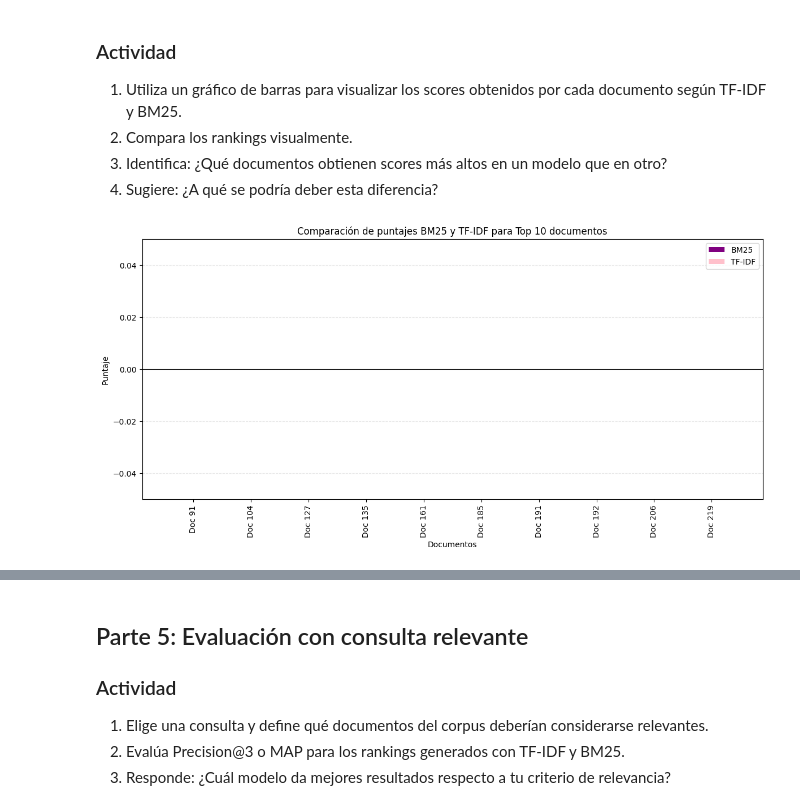
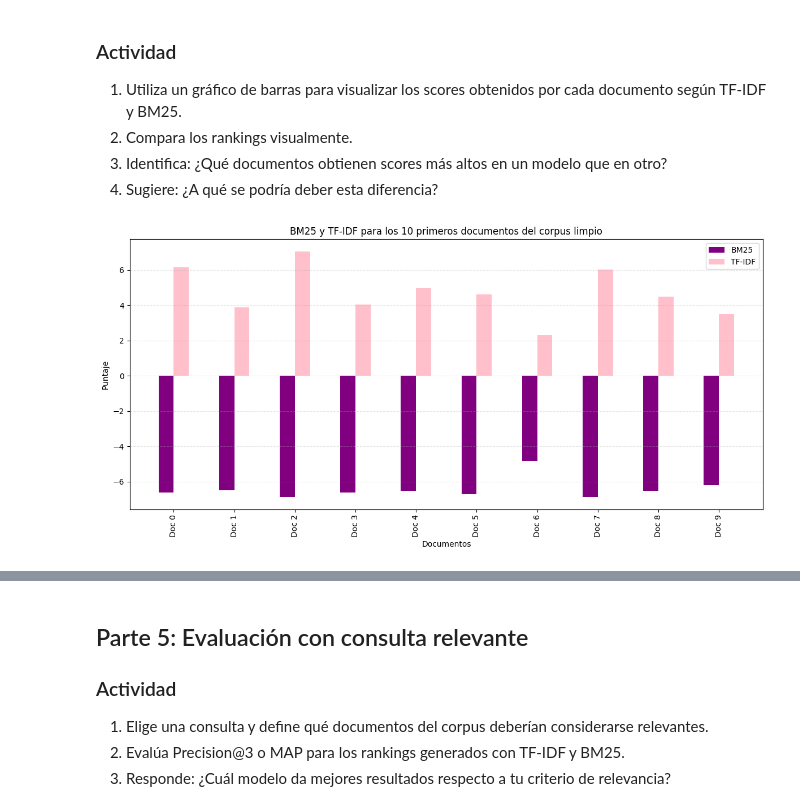
Before and after one commit to EliSilva1315/ir25a-main, a Jupyter notebook: notebooks/04bm25.ipynb, the cells around one changed output, grey strips where cells are left out. Saved outputs shown, nothing was run; the diff lists cells and outputs as text; code cells hidden in the pictures.

```diff
--- a/notebooks/04bm25.ipynb
+++ b/notebooks/04bm25.ipynb
@@ -430,51 +430,34 @@ df_scores
 # %%
 import matplotlib.pyplot as plt
 import numpy as np
 
-# Usamos el DataFrame original df_scores que tú tienes
-df_top10 = df_scores.nlargest(10, 'BM25').copy()  # Top 10 documentos por BM25
-# Aseguramos que los puntajes TF-IDF sean positivos para la visualización
-df_top10['TF-IDF'] = df_top10['TF-IDF'].clip(lower=0)  # Aseguramos que TF-IDF sea >= 0
-# Aseguramos que los puntajes BM25 puedan ser negativos
-df_top10['BM25'] = df_top10['BM25'].clip(lower=-1)  # Aseguramos que BM25 sea >= -1 para visualización
-
-# Crear etiquetas para el eje X: solo índices de documento
+# Seleccionar los 10 primeros documentos del corpus limpio
+df_top10 = df_scores.iloc[:10].copy()
 df_top10['Etiqueta'] = [f'Doc {i}' for i in df_top10['Documento']]
 
 x = np.arange(len(df_top10))
-bar_width = 0.4
+bar_width = 0.25
 
 fig, ax = plt.subplots(figsize=(12, 6))
 
-# Barras BM25 (pueden ser negativas)
+# Barras BM25
 ax.bar(x - bar_width/2, df_top10['BM25'], width=bar_width, label='BM25', color='purple')
 
-# Barras TF-IDF (positivos)
+# Barras TF-IDF
 ax.bar(x + bar_width/2, df_top10['TF-IDF'], width=bar_width, label='TF-IDF', color='pink')
-
-# Línea horizontal en y=0 para distinguir positivo y negativo
-ax.axhline(0, color='black', linewidth=0.8)
-
-# Limitar eje Y para mostrar todo con margen
-min_y = min(df_top10['BM25'].min(), 0)
-max_y = max(df_top10['TF-IDF'].max(), 0)
-margin = (max_y - min_y) * 0.1  # 10% margen
-
-ax.set_ylim(min_y - margin, max_y + margin)
 
 # Etiquetas eje X
 ax.set_xticks(x)
 ax.set_xticklabels(df_top10['Etiqueta'], rotation=90)
 
 # Títulos y etiquetas
 ax.set_xlabel('Documentos')
 ax.set_ylabel('Puntaje')
-ax.set_title('Comparación de puntajes BM25 y TF-IDF para Top 10 documentos')
-
+ax.set_title('BM25 y TF-IDF para los 10 primeros documentos del corpus limpio')
 ax.legend()
 ax.grid(axis='y', linestyle='--', alpha=0.3)
 
 plt.tight_layout()
 plt.show()
 # %% [output]
-[figure, old version]
+[figure, new version]
```
Also changed, not shown: parts of 5 cells of this notebook.
